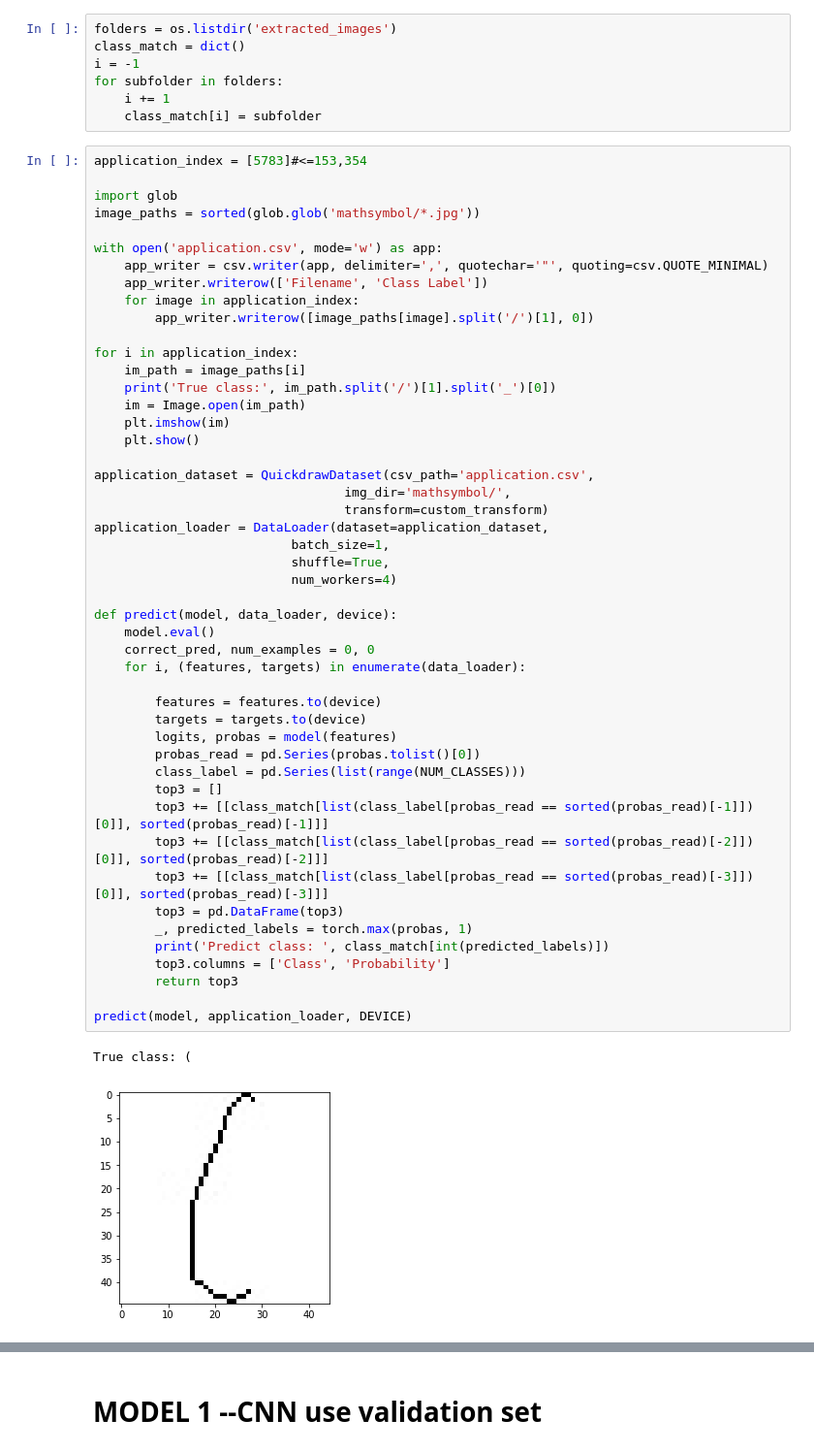
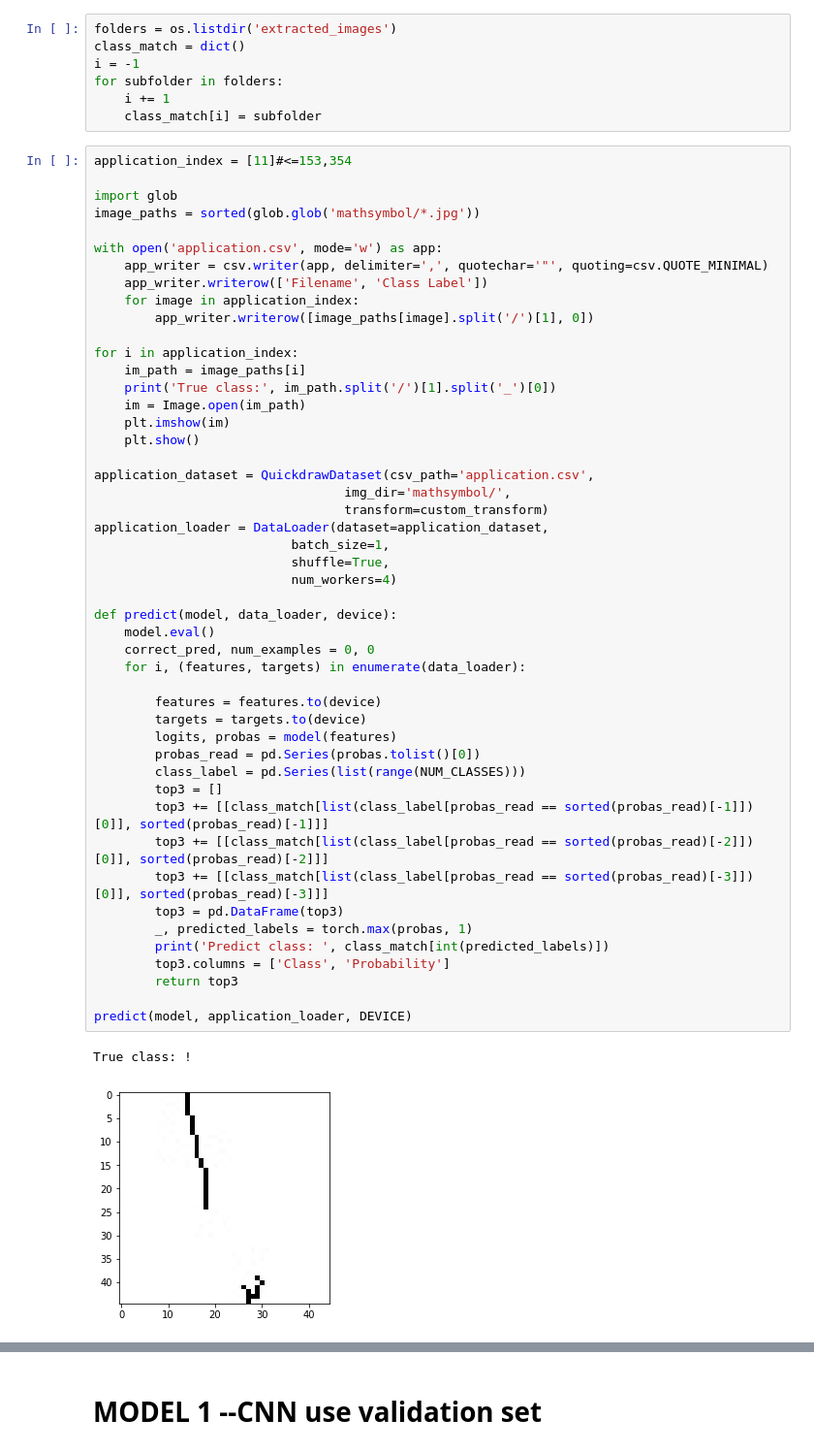
Before and after one commit to yuhanmeng/Math-symbol-recognization, a Jupyter notebook: MYH fulldata.ipynb, the cells around one changed output, grey strips where cells are left out. Shown: that part at 97% size. Drawn from its saved outputs; the diff is of its cells as text.

```diff
--- a/MYH fulldata.ipynb
+++ b/MYH fulldata.ipynb
@@ -552,7 +552,7 @@ for subfolder in folders:
     i += 1
     class_match[i] = subfolder
 # %%
-application_index = [5783]#<=153,354
+application_index = [11]#<=153,354
 
 import glob
 image_paths = sorted(glob.glob('mathsymbol/*.jpg'))
@@ -573,32 +573,32 @@ for i in application_index:
 application_dataset = QuickdrawDataset(csv_path='application.csv',
                                  img_dir='mathsymbol/',
                                  transform=custom_transform)
 application_loader = DataLoader(dataset=application_dataset,
                           batch_size=1,
                           shuffle=True,
                           num_workers=4)
 
 def predict(model, data_loader, device):
     model.eval()
     correct_pred, num_examples = 0, 0
     for i, (features, targets) in enumerate(data_loader):
 
         features = features.to(device)
         targets = targets.to(device)
         logits, probas = model(features)
         probas_read = pd.Series(probas.tolist()[0])
         class_label = pd.Series(list(range(NUM_CLASSES)))
         top3 = []
         top3 += [[class_match[list(class_label[probas_read == sorted(probas_read)[-1]])[0]], sorted(probas_read)[-1]]]
         top3 += [[class_match[list(class_label[probas_read == sorted(probas_read)[-2]])[0]], sorted(probas_read)[-2]]]
         top3 += [[class_match[list(class_label[probas_read == sorted(probas_read)[-3]])[0]], sorted(probas_read)[-3]]]
         top3 = pd.DataFrame(top3)
         _, predicted_labels = torch.max(probas, 1)
         print('Predict class: ', class_match[int(predicted_labels)])
         top3.columns = ['Class', 'Probability']
         return top3
 
 predict(model, application_loader, DEVICE)
 # %% [output]
-True class: (
+True class: !
-[figure, old version]
+[figure, new version]
```
Also changed, not shown: parts of 11 cells of this notebook.
